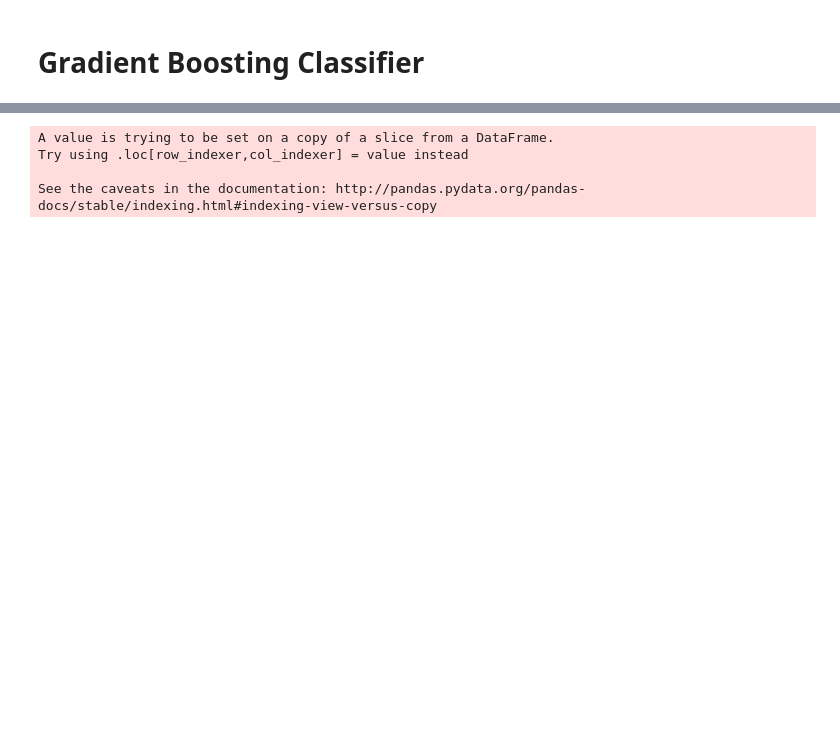
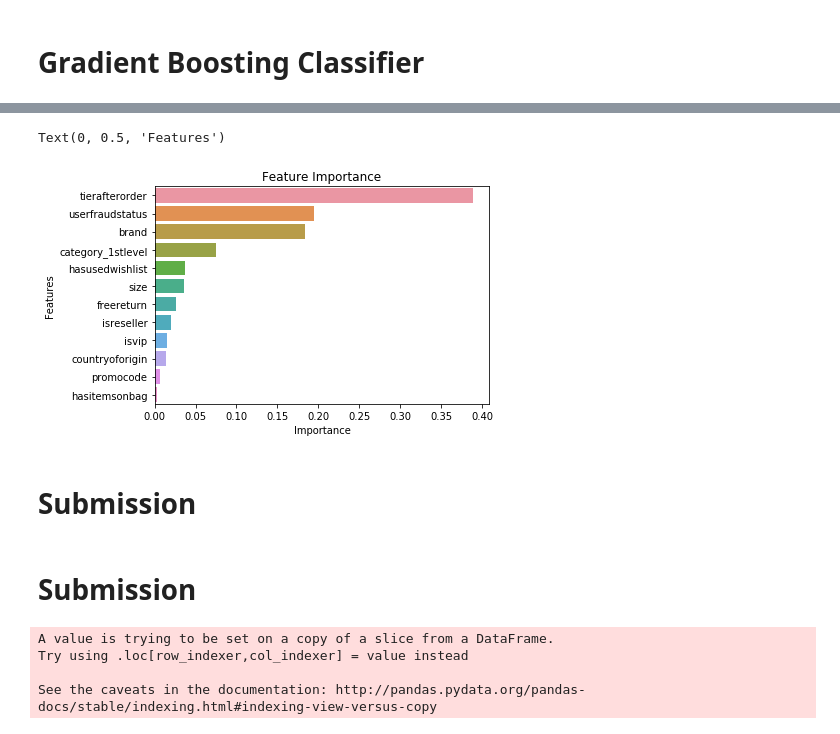
Before and after one commit to JTPenedo/LDSSA_hck2, a Jupyter notebook: HCKT02_CC.ipynb, the cells around one changed output, grey strips where cells are left out. Cells and saved outputs as stored; diff of their text form; code cells hidden in the pictures; blank space fills up the shorter version.

```diff
--- a/HCKT02_CC.ipynb
+++ b/HCKT02_CC.ipynb
@@ -195,0 +240,12 @@ array([0.05865343, 0.05863444, 0.05863444, ..., 0.05865763, 0.05865763,
+# %%
+import matplotlib.pyplot as plt
+import seaborn as sns
+sns.barplot(y = importance['features'], x = importance['importance'])
+plt.title('Feature Importance')
+plt.xlabel('Importance')
+plt.ylabel('Features')
+# %% [output]
+Text(0, 0.5, 'Features')
+[figure, added]
+# %% [markdown]
+# Submission
@@ -195,0 +275,2 @@ array([0.05865343, 0.05863444, 0.05863444, ..., 0.05865763, 0.05865763,
+# %% [markdown]
+# Submission
```
Also changed, not shown: parts of 28 cells of this notebook.
